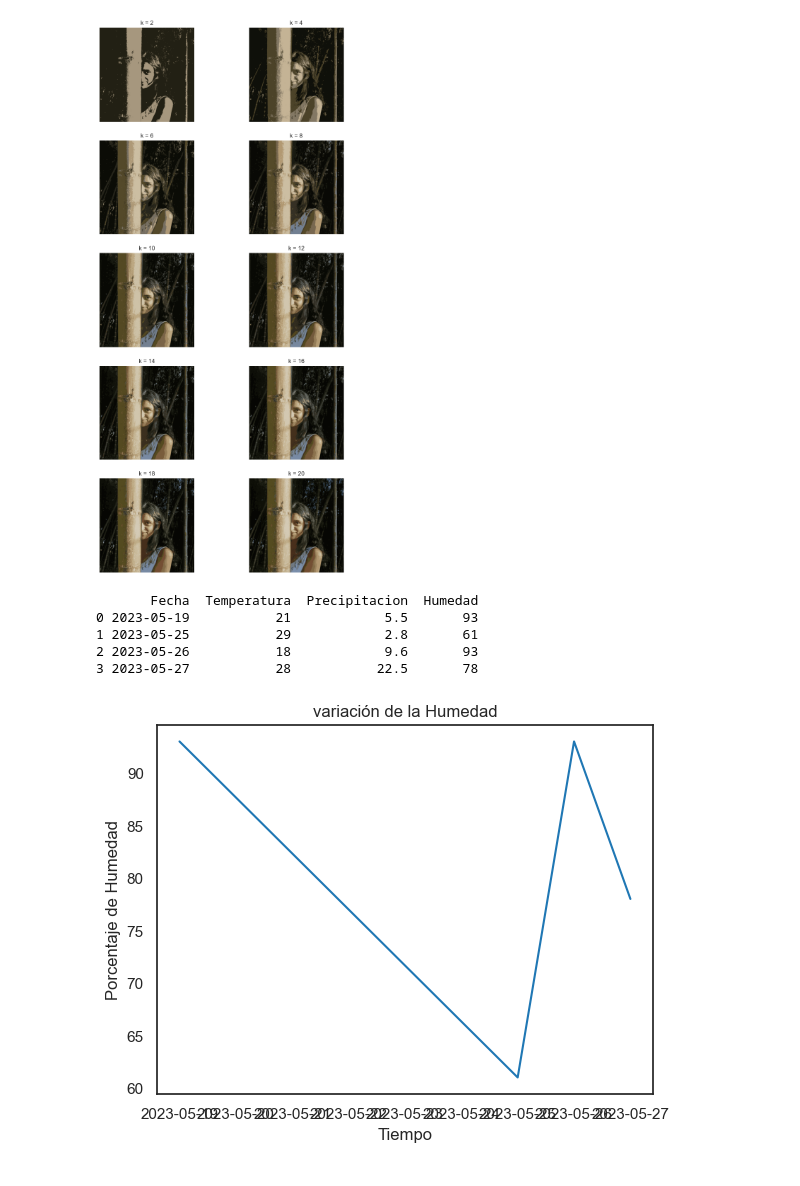
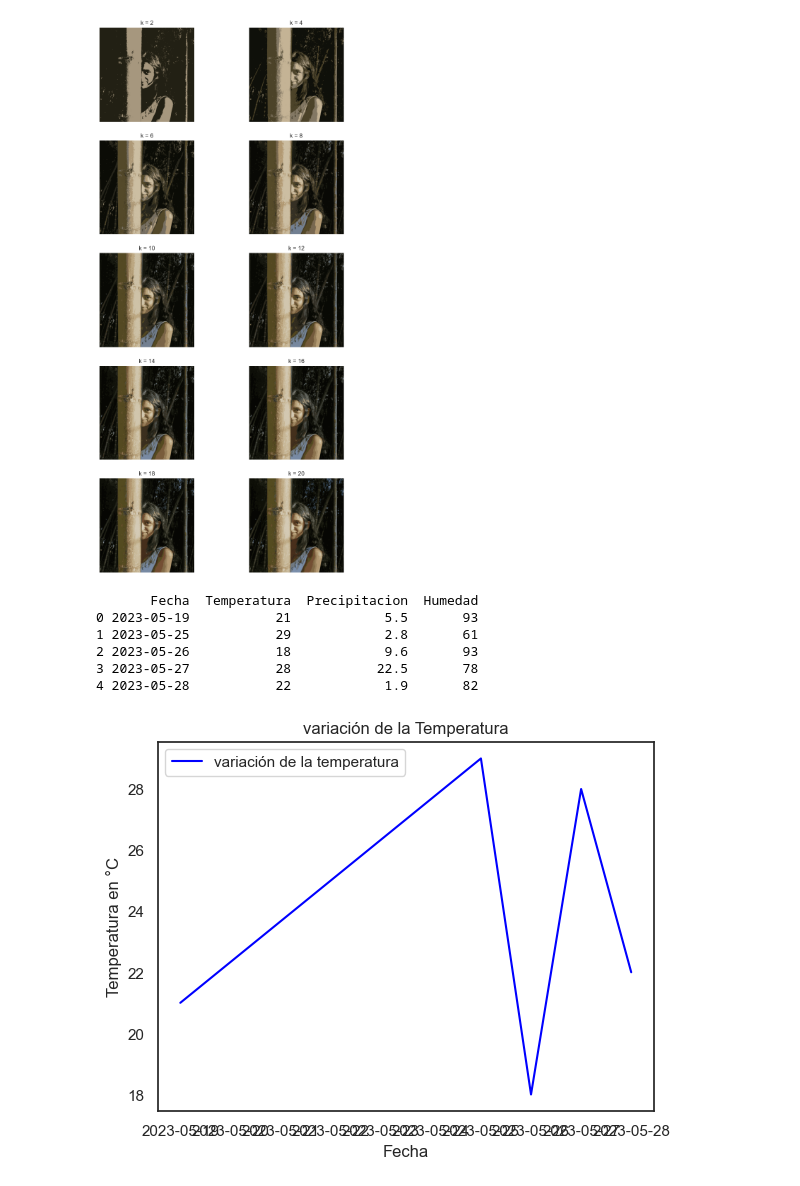
Before and after one commit to MrBloom911/TareasComputacional, a Jupyter notebook: DbscanKmeans.ipynb, the cells around one changed output. Cells and saved outputs as stored; diff of their text form; code cells hidden in the pictures.

```diff
--- a/DbscanKmeans.ipynb
+++ b/DbscanKmeans.ipynb
@@ -237,11 +237,11 @@ for i in range(len(kval)):
 [figure]
 # %%
 from datetime import datetime
-Temperatura = [ 21,29, 18, 28] #21
-Precipitacion = [ 5.5,2.8, 9.6, 22.5] #5.5
-Humedad = [93, 61, 93, 78 ]
+Temperatura = [ 21,29, 18, 28, 22] #21
+Precipitacion = [ 5.5,2.8, 9.6, 22.5, 1.9] #5.5
+Humedad = [93, 61, 93, 78 , 82]
 #Tiempo2 = [2023-5-19, 2023-5-25, 2023-5-26, 2023-5-27 ]
-Tiempo2 = ["2023-5-19", "2023-5-25", "2023-5-26", "2023-5-27"] #2023-5-19
+Tiempo2 = ["2023-5-19", "2023-5-25", "2023-5-26", "2023-5-27","2023-5-28"] #2023-5-19
 
 Fecha = [datetime.strptime(fecha_str, "%Y-%m-%d") for fecha_str in Tiempo2]
 
@@ -254,11 +254,14 @@ print(dfT.head())
 1 2023-05-25           29            2.8       61
 2 2023-05-26           18            9.6       93
 3 2023-05-27           28           22.5       78
+4 2023-05-28           22            1.9       82
 # %%
-plt.plot(dfT['Fecha'],dfT['Humedad'])
-plt.title('variación de la Humedad')
-plt.xlabel('Tiempo')
-plt.ylabel('Porcentaje de Humedad')
+plt.plot(dfT['Fecha'],dfT['Temperatura'], label='variación de la temperatura' , color='Blue')
+plt.title('variación de la Temperatura')
+plt.xlabel('Fecha')
+plt.legend()
+plt.ylabel('Temperatura en °C')
+plt.savefig('TempVar.png')
 plt.show()
 # %% [output]
-[figure, old version]
+[figure, new version]
```
Also changed, not shown: parts of 1 cell of this notebook, 4 other files.
